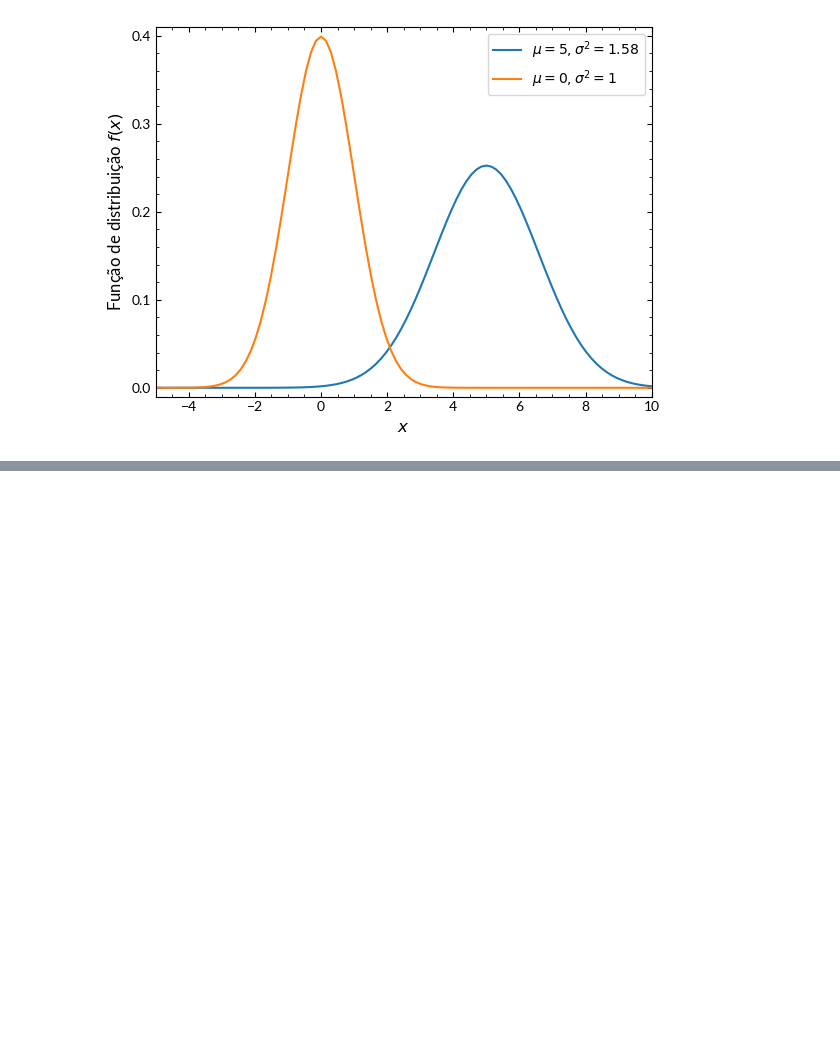
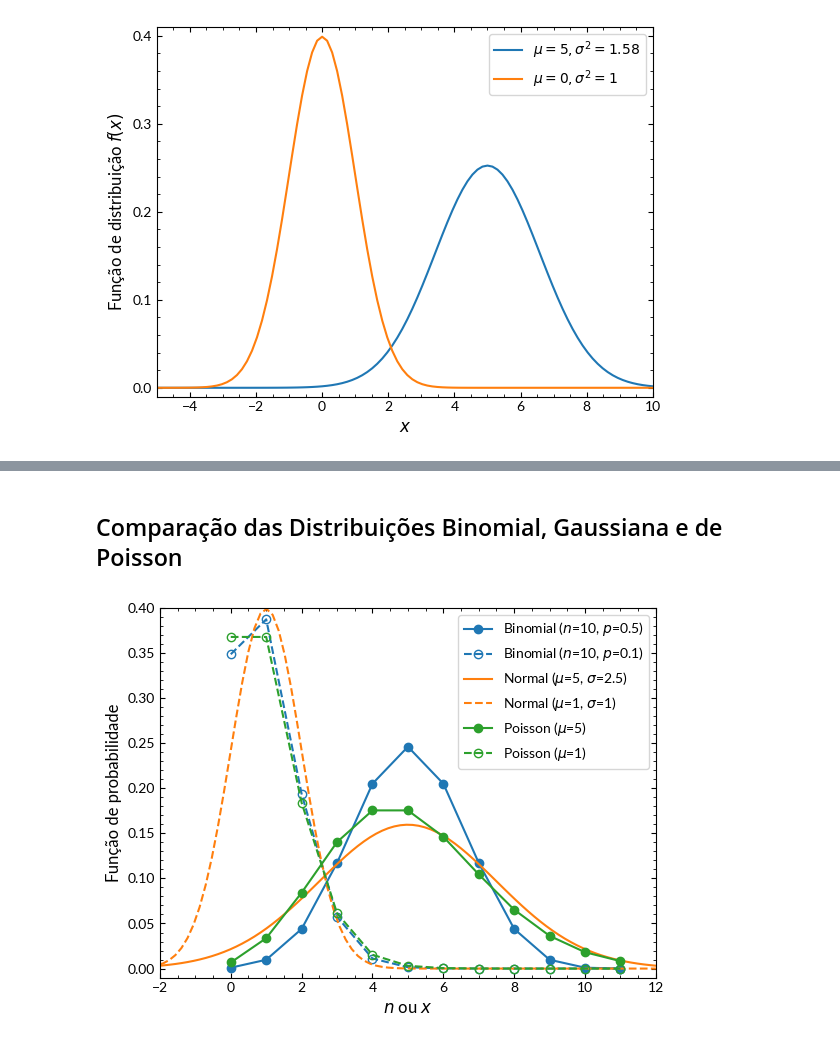
Before and after one commit to SarahBarbosa/estatistica, a Jupyter notebook: docs/notebooks/cap03.ipynb, the cells around one changed output, grey strips where cells are left out. Saved outputs shown, nothing was run; the diff lists cells and outputs as text; code cells hidden in the pictures; blank space fills up the shorter version.

```diff
--- a/docs/notebooks/cap03.ipynb
+++ b/docs/notebooks/cap03.ipynb
@@ -77,0 +109,33 @@ plt.show()
+# %% [markdown]
+## Comparação das Distribuições Binomial, Gaussiana e de Poisson
+# %%
+n: np.ndarray = np.arange(0, 12)
+x: np.ndarray = np.linspace(-5, 12, 100)
+
+# FMP (BINOMIAL)
+fmp1: np.ndarray = jdi.binomial_fmp(n, N=10, p=0.5)
+fmp2: np.ndarray = jdi.binomial_fmp(n, N=10, p=0.1)
+
+# FDP (GUASSIANA)
+normal1: np.ndarray = jdi.normal_fdp(x, mu=5, sigma=2.5)
+normal2: np.ndarray = jdi.normal_fdp(x, mu=1, sigma=1.0)
+
+# FMP (POISSON)
+poisson1: np.ndarray = jdi.poisson_fmp(n, mu=5)
+poisson2: np.ndarray = jdi.poisson_fmp(n, mu=1)
+
+_, ax = plt.subplots()
+ax.plot(n, fmp1, "-o", label="Binomial ($n$=10, $p$=0.5)", c="tab:blue")
+ax.plot(n, fmp2, "--o", label="Binomial ($n$=10, $p$=0.1)", c="tab:blue", mfc='none')
+ax.plot(x, normal1, label="Normal ($\mu$=5, $\sigma$=2.5)", c="tab:orange")
+ax.plot(x, normal2, "--", label="Normal ($\mu$=1, $\sigma$=1)", c="tab:orange")
+ax.plot(n, poisson1, "-o", label="Poisson ($\mu$=5)", c="tab:green")
+ax.plot(n, poisson2, "--o", label="Poisson ($\mu$=1)", c="tab:green", mfc='none')
+
+ax.set(xlabel="$n$ ou $x$", ylabel="Função de probabilidade")
+ax.axis([-2, 12, -0.01, 0.4])
+plt.legend()
+plt.savefig("../../tex/Figuras/3-4.pdf", bbox_inches="tight")
+plt.show()
+# %% [output]
+[figure, added]
```
Also changed, not shown: parts of 5 cells of this notebook, 11 other files.
